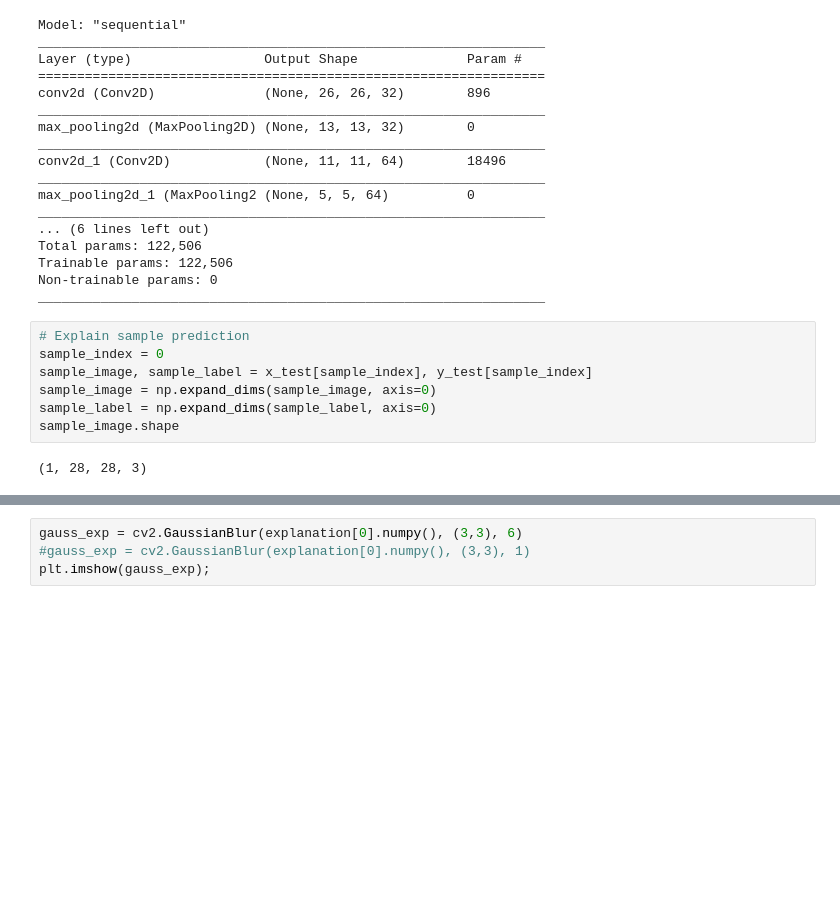
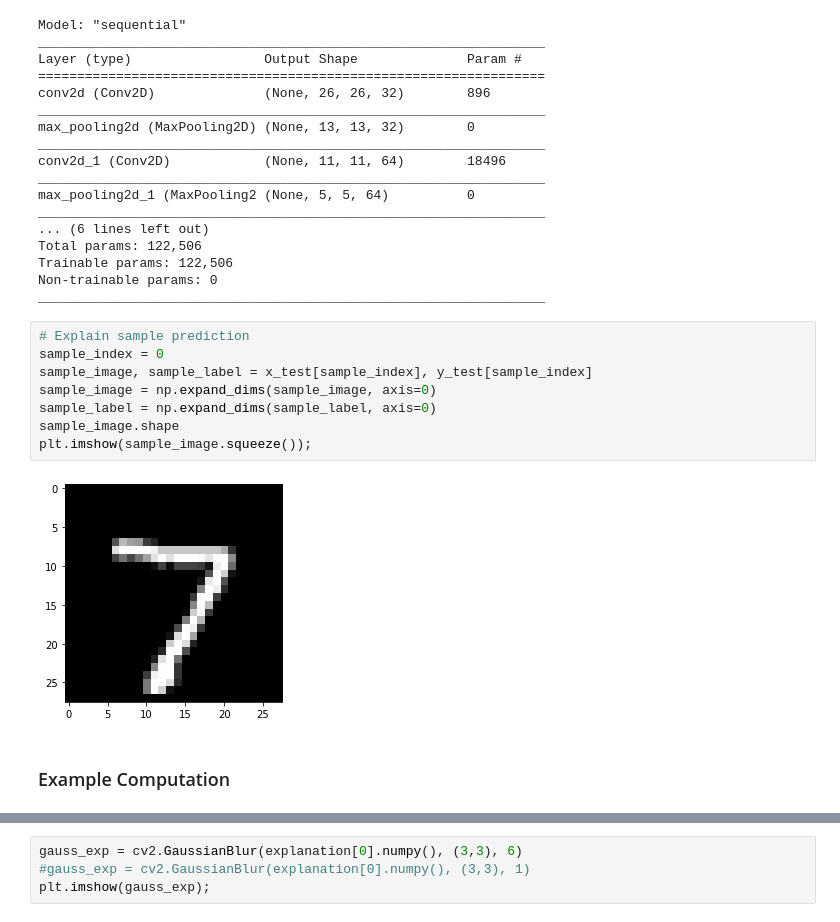
Before and after one commit to TeodorChiaburu/UXAI, a Jupyter notebook: Input_Perturbation_Vision_MNIST.ipynb, the cells around one changed output, grey strips where cells are left out. Saved outputs shown, nothing was run; the diff lists cells and outputs as text; blank space fills up the shorter version.

```diff
--- a/Input_Perturbation_Vision_MNIST.ipynb
+++ b/Input_Perturbation_Vision_MNIST.ipynb
@@ -63,10 +67,13 @@ _________________________________________________________________
 # %%
 # Explain sample prediction
 sample_index = 0
 sample_image, sample_label = x_test[sample_index], y_test[sample_index]
 sample_image = np.expand_dims(sample_image, axis=0)
 sample_label = np.expand_dims(sample_label, axis=0)
 sample_image.shape
+plt.imshow(sample_image.squeeze());
 # %% [output]
-(1, 28, 28, 3)
+[figure, added]
+# %% [markdown]
+### Example Computation
 # %%
```
Also changed, not shown: parts of 14 cells of this notebook, 4 other files.
